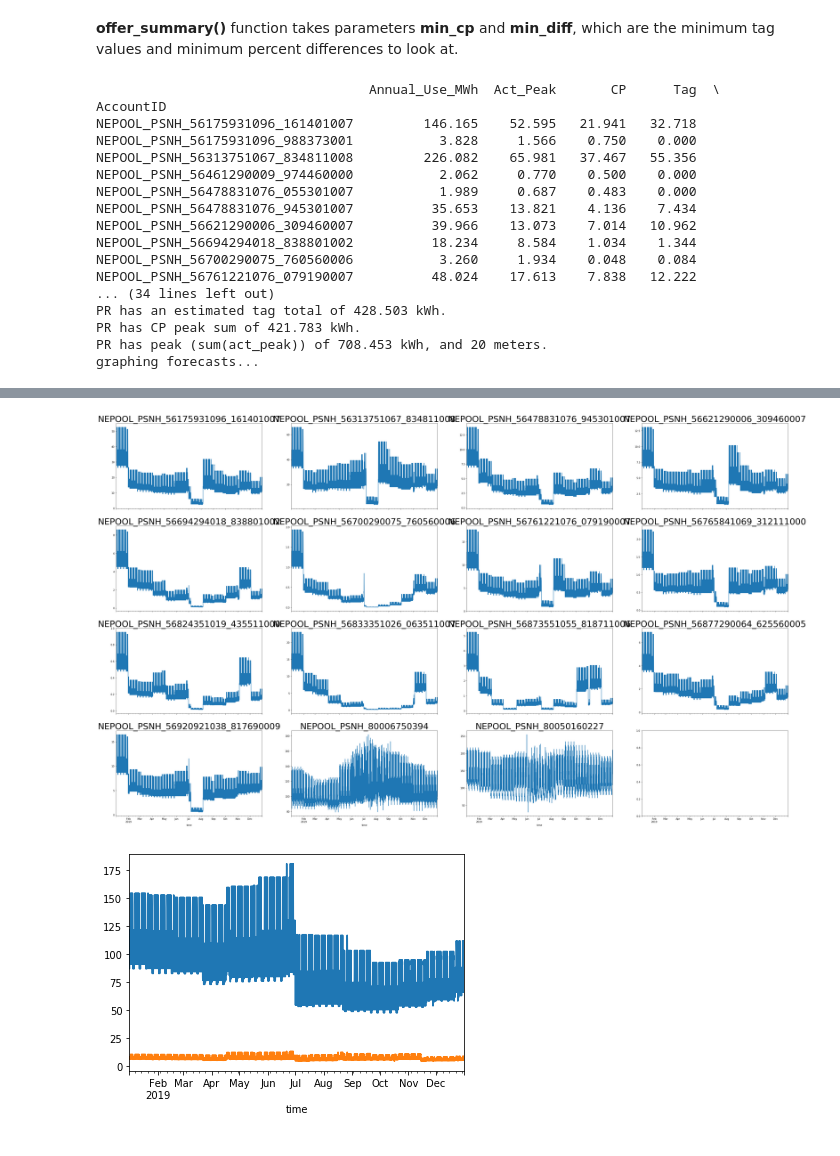
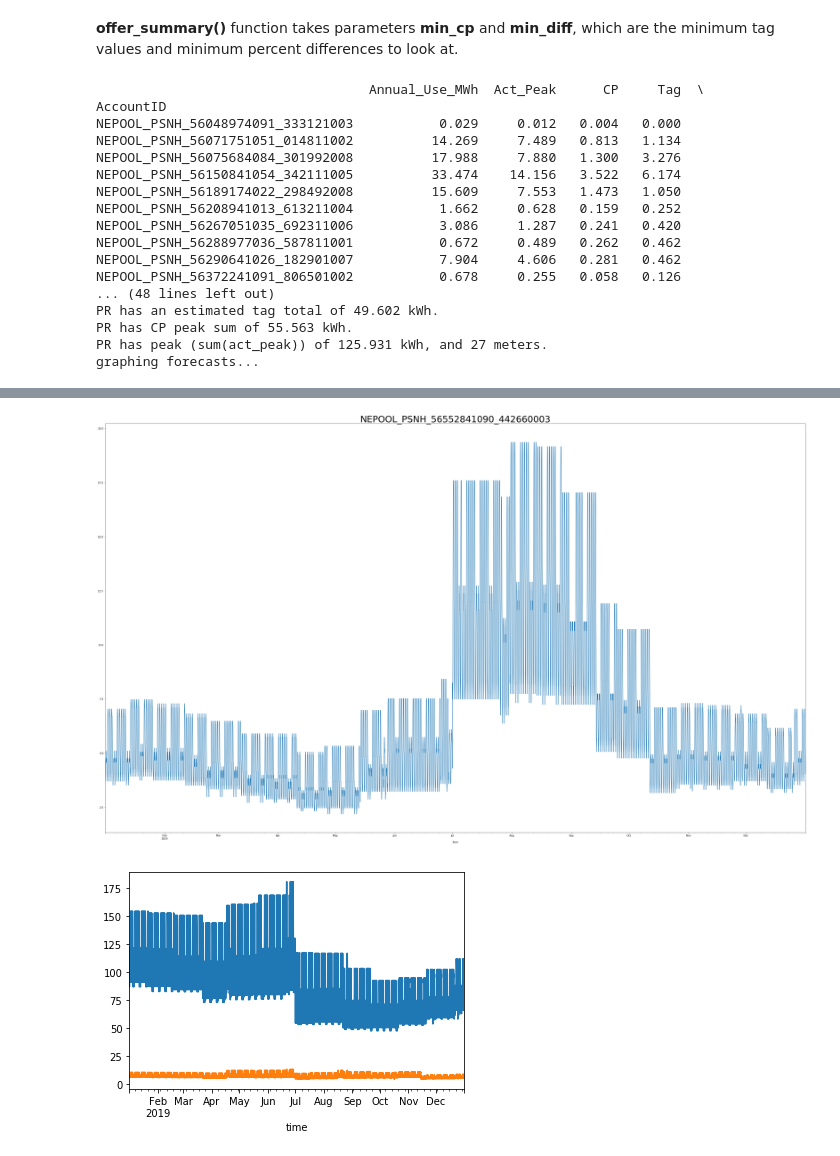
Before and after one commit to stevenhurwitt/LA-tools, a Jupyter notebook: CapReports/Cap Tag Reports.ipynb, the cells around one changed output, grey strips where cells are left out. Cells and saved outputs as stored; diff of their text form; code cells hidden in the pictures.

```diff
--- a/CapReports/Cap Tag Reports.ipynb
+++ b/CapReports/Cap Tag Reports.ipynb
@@ -17,7 +17,7 @@ Run a cap tag report (same output as in Excel).
 import CapTags as ct
 import numpy as np
 
-pr_rev = '1-J5EWW7_1'
+pr_rev = '1-J5KE2A_1'
 
 write_dir = 'C:\\Users\\wb5888\\Documents\\Cap Tags'
 # %% [markdown]
@@ -89,24 +91,24 @@ read in and merged ch 3.
 # %% [markdown]
 **offer_summary()** function takes parameters **min_cp** and **min_diff**, which are the minimum tag values and minimum percent differences to look at.
 # %%
-ct.offer_summary(master_idr, report, 0, 0)
+ct.offer_summary(master_idr, report, 10, 15)
 # %% [output]
-                                   Annual_Use_MWh  Act_Peak       CP      Tag  \
+                                   Annual_Use_MWh  Act_Peak      CP     Tag  \
 AccountID
-NEPOOL_PSNH_56175931096_161401007         146.165    52.595   21.941   32.718
-NEPOOL_PSNH_56175931096_988373001           3.828     1.566    0.750    0.000
-NEPOOL_PSNH_56313751067_834811008         226.082    65.981   37.467   55.356
-NEPOOL_PSNH_56461290009_974460000           2.062     0.770    0.500    0.000
-NEPOOL_PSNH_56478831076_055301007           1.989     0.687    0.483    0.000
-NEPOOL_PSNH_56478831076_945301007          35.653    13.821    4.136    7.434
-NEPOOL_PSNH_56621290006_309460007          39.966    13.073    7.014   10.962
-NEPOOL_PSNH_56694294018_838801002          18.234     8.584    1.034    1.344
-NEPOOL_PSNH_56700290075_760560006           3.260     1.934    0.048    0.084
-NEPOOL_PSNH_56761221076_079190007          48.024    17.613    7.838   12.222
-... (34 lines left out)
-PR has an estimated tag total of 428.503 kWh.
-PR has CP peak sum of 421.783 kWh.
-PR has peak (sum(act_peak)) of 708.453 kWh, and 20 meters.
+NEPOOL_PSNH_56048974091_333121003           0.029     0.012   0.004   0.000
+NEPOOL_PSNH_56071751051_014811002          14.269     7.489   0.813   1.134
+NEPOOL_PSNH_56075684084_301992008          17.988     7.880   1.300   3.276
+NEPOOL_PSNH_56150841054_342111005          33.474    14.156   3.522   6.174
+NEPOOL_PSNH_56189174022_298492008          15.609     7.553   1.473   1.050
+NEPOOL_PSNH_56208941013_613211004           1.662     0.628   0.159   0.252
+NEPOOL_PSNH_56267051035_692311006           3.086     1.287   0.241   0.420
+NEPOOL_PSNH_56288977036_587811001           0.672     0.489   0.262   0.462
+NEPOOL_PSNH_56290641026_182901007           7.904     4.606   0.281   0.462
+NEPOOL_PSNH_56372241091_806501002           0.678     0.255   0.058   0.126
+... (48 lines left out)
+PR has an estimated tag total of 49.602 kWh.
+PR has CP peak sum of 55.563 kWh.
+PR has peak (sum(act_peak)) of 125.931 kWh, and 27 meters.
 graphing forecasts...
 |  | Annual_Use_MWh | Act_Peak | CP | Tag | Act_Tag_Diff | Cap_Tag_Diff |
 | AccountID |  |  |  |  |  |  |
@@ -128,4 +116,4 @@ graphing forecasts...
-[figure, old version]
+[figure, new version]
 # %%
 for m in master_idr.columns:
     tmp = master_idr[m]
```
Also changed, not shown: parts of 6 cells of this notebook.
